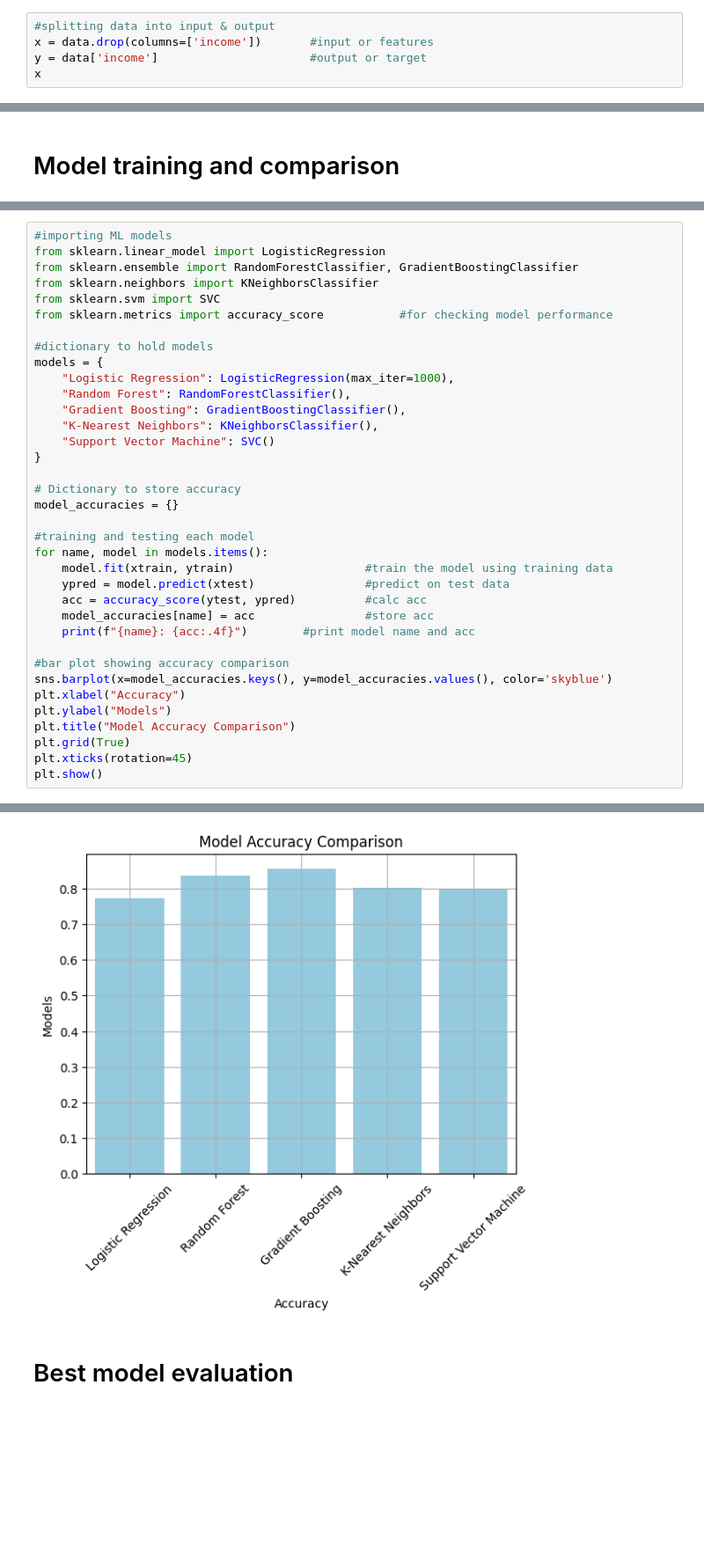
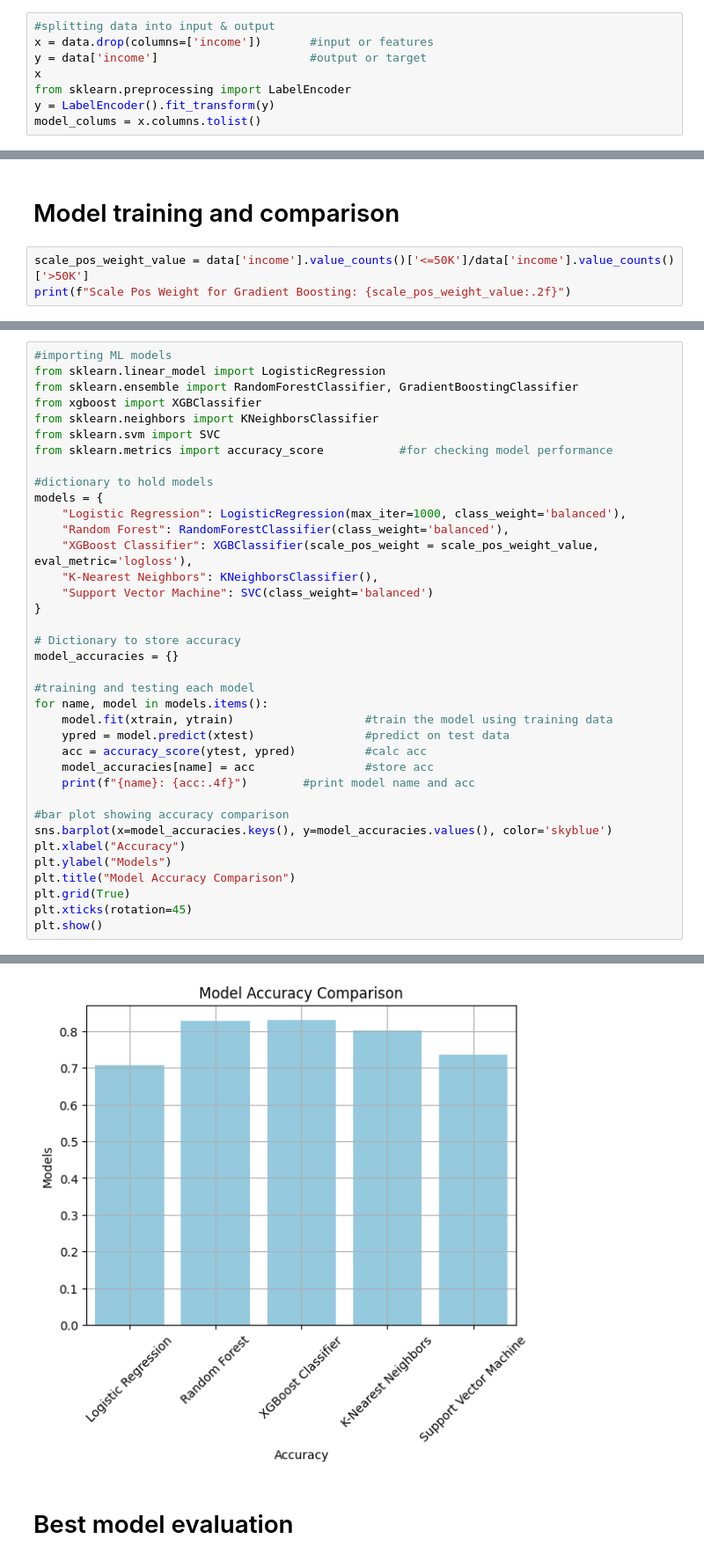
Before and after one commit to sourabhmajoka/salary-predictor, a Jupyter notebook: salary_prediction.ipynb, the cells around one changed output, grey strips where cells are left out. Shown: that part at 88% size. Drawn from its saved outputs; the diff is of its cells as text; blank space fills up the shorter version.

```diff
--- a/salary_prediction.ipynb
+++ b/salary_prediction.ipynb
@@ -453,3 +453,6 @@ data
 x = data.drop(columns=['income'])       #input or features
 y = data['income']                      #output or target
 x
+from sklearn.preprocessing import LabelEncoder
+y = LabelEncoder().fit_transform(y)
+model_colums = x.columns.tolist()
@@ -499,3 +488,6 @@ xtrain,xtest,ytrain,ytest=train_test_split(x, y,
                                            )
 # %% [markdown]
 # Model training and comparison
+# %%
+scale_pos_weight_value = data['income'].value_counts()['<=50K']/data['income'].value_counts()['>50K']
+print(f"Scale Pos Weight for Gradient Boosting: {scale_pos_weight_value:.2f}")
@@ -503,17 +497,18 @@ xtrain,xtest,ytrain,ytest=train_test_split(x, y,
 #importing ML models
 from sklearn.linear_model import LogisticRegression
 from sklearn.ensemble import RandomForestClassifier, GradientBoostingClassifier
+from xgboost import XGBClassifier
 from sklearn.neighbors import KNeighborsClassifier
 from sklearn.svm import SVC
 from sklearn.metrics import accuracy_score           #for checking model performance
 
 #dictionary to hold models
 models = {
-    "Logistic Regression": LogisticRegression(max_iter=1000),
-    "Random Forest": RandomForestClassifier(),
-    "Gradient Boosting": GradientBoostingClassifier(),
+    "Logistic Regression": LogisticRegression(max_iter=1000, class_weight='balanced'),
+    "Random Forest": RandomForestClassifier(class_weight='balanced'),
+    "XGBoost Classifier": XGBClassifier(scale_pos_weight = scale_pos_weight_value, eval_metric='logloss'),
     "K-Nearest Neighbors": KNeighborsClassifier(),
-    "Support Vector Machine": SVC()
+    "Support Vector Machine": SVC(class_weight='balanced')
 }
 
 # Dictionary to store accuracy
@@ -544,4 +539,4 @@ Support Vector Machine: 0.7995
-[figure, old version]
+[figure, new version]
 # %% [markdown]
 # Best model evaluation
 # %%
```
Also changed, not shown: parts of 6 cells of this notebook, 4 other files.
